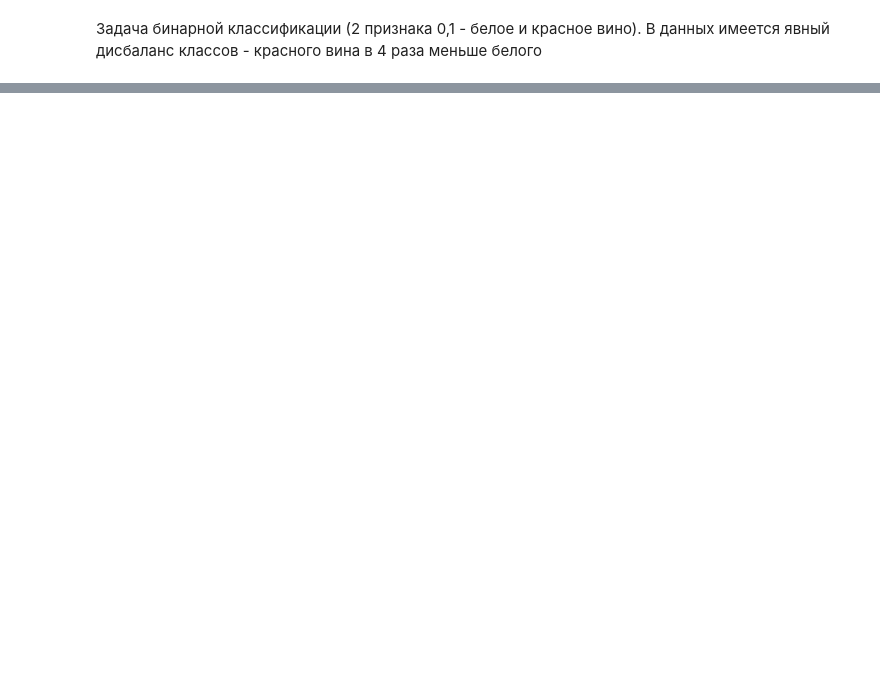
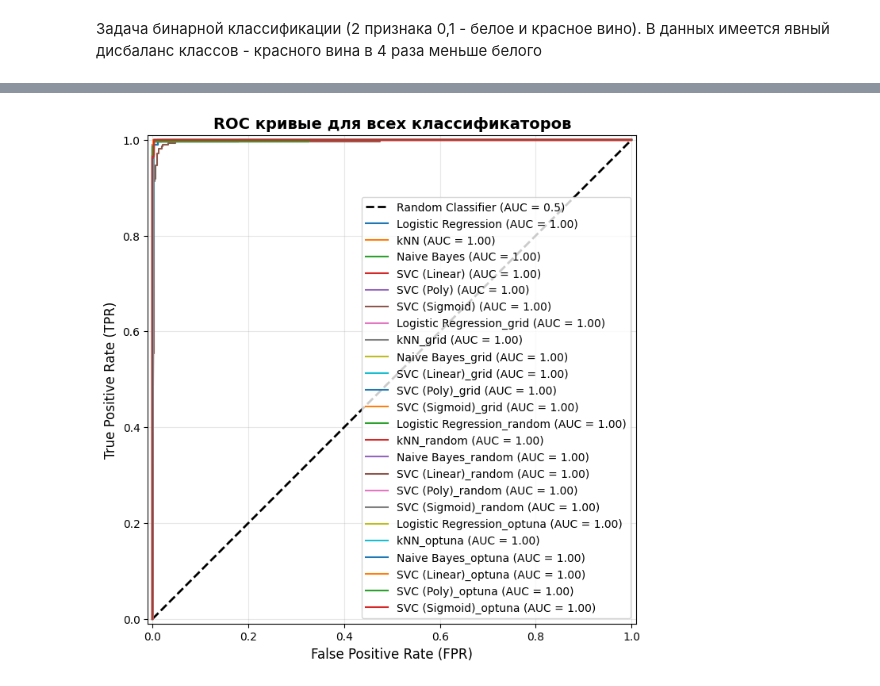
Before and after one commit to Baklanov-Daniil/master, a Jupyter notebook: mlbd/notebooks/lab3.ipynb, the cells around one changed output, grey strips where cells are left out. Cells and saved outputs as stored; diff of their text form; code cells hidden in the pictures; blank space fills up the shorter version.

```diff
--- a/mlbd/notebooks/lab3.ipynb
+++ b/mlbd/notebooks/lab3.ipynb
@@ -400,0 +335,28 @@ display(df_sample3.style.set_caption("Образец 3: Сравнение Hold-
+# %%
+PARAM_CONFIGS = {
+    "Logistic Regression": {
+        "C": [0.01, 0.1, 1, 10, 100],
+    },
+    "kNN": {
+        "n_neighbors": [1, 3, 5, 7, 9],
+        "weights": ["uniform", "distance"],
+        "metric": ["euclidean", "manhattan", "chebyshev"]
+    },
+    "Naive Bayes": {
+        "var_smoothing": [1e-9, 1e-8, 1e-7, 1e-6]
+    },
+    "SVC (Linear)": {
+        "C": [0.01, 0.1, 1, 10, 100]
+    },
+    "SVC (Poly)": {
+        "C": [0.1, 1, 10],
+        "degree": [2, 3, 4],
+        "gamma": ["scale", "auto"],
+        "coef0": [0.0, 0.5, 1.0]
+    },
+    "SVC (Sigmoid)": {
+        "C": [0.1, 1, 10],
+        "gamma": ["scale", "auto"],
+        "coef0": [-1.0, 0.0, 1.0]
+    }
+}
@@ -400,0 +611,18 @@ display(df_sample3.style.set_caption("Образец 3: Сравнение Hold-
+# %%
+fig, ax = plt.subplots(figsize=(10, 8))
+
+ax.plot([0, 1], [0, 1], 'k--', linewidth=2, label='Random Classifier (AUC = 0.5)')
+
+for name, model in trained_models.items():
+    RocCurveDisplay.from_estimator(model, X_test, y_test, ax=ax, name=name, plot_chance_level=False)
+
+ax.set_title('ROC кривые для всех классификаторов', fontsize=14, fontweight='bold')
+ax.set_xlabel('False Positive Rate (FPR)', fontsize=12)
+ax.set_ylabel('True Positive Rate (TPR)', fontsize=12)
+ax.legend(loc='lower right')
+ax.grid(True, alpha=0.3)
+
+plt.tight_layout()
+plt.show()
+# %% [output]
+[figure, added]
```
Also changed, not shown: parts of 51 cells of this notebook, 5 other files.
